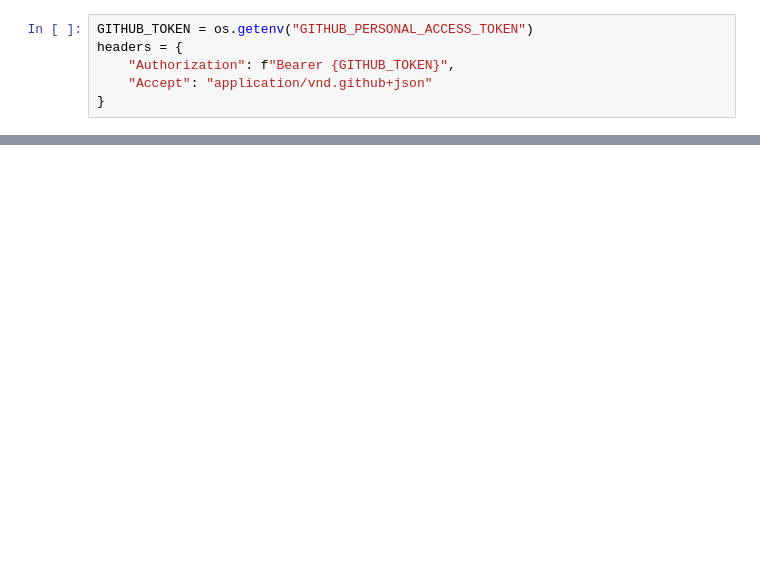
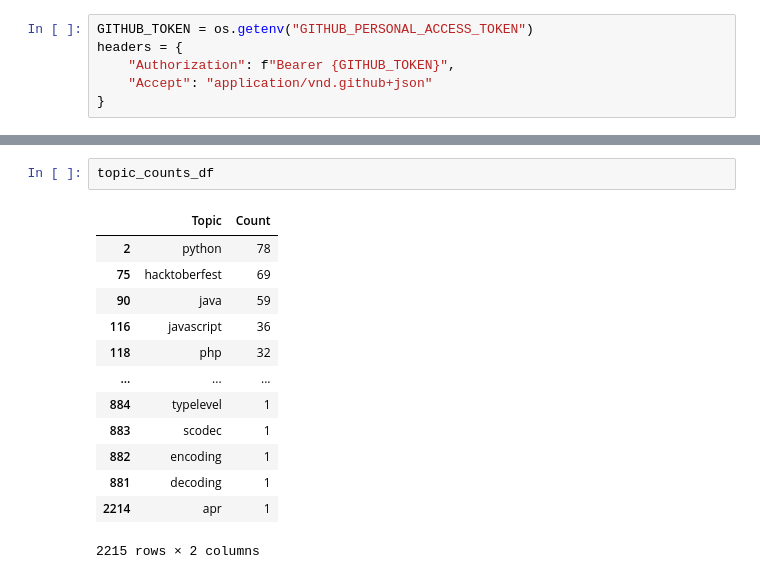
Before and after one commit to SaltyfishQAQQ/FORCOLAB_oss_security, a Jupyter notebook: similar_repo_searching/similar_repo_searching.ipynb, the cells around one changed output, grey strips where cells are left out. Saved outputs shown, nothing was run; the diff lists cells and outputs as text; blank space fills up the shorter version.

```diff
--- a/similar_repo_searching/similar_repo_searching.ipynb
+++ b/similar_repo_searching/similar_repo_searching.ipynb
@@ -60,0 +246,16 @@ l
+# %%
+topic_counts_df
+# %% [output]
+|  | Topic | Count |
+| 2 | python | 78 |
+| 75 | hacktoberfest | 69 |
+| 90 | java | 59 |
+| 116 | javascript | 36 |
+| 118 | php | 32 |
+| ... | ... | ... |
+| 884 | typelevel | 1 |
+| 883 | scodec | 1 |
+| 882 | encoding | 1 |
+| 881 | decoding | 1 |
+| 2214 | apr | 1 |
+2215 rows × 2 columns
```
Also changed, not shown: parts of 13 cells of this notebook, 5 other files.
